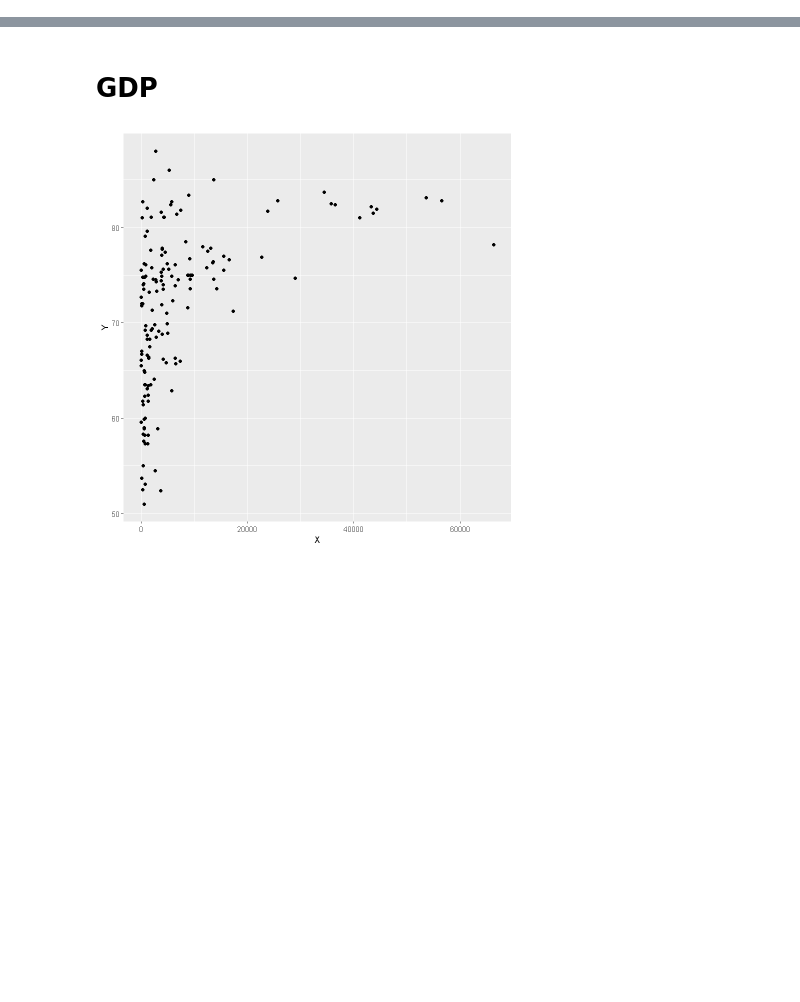
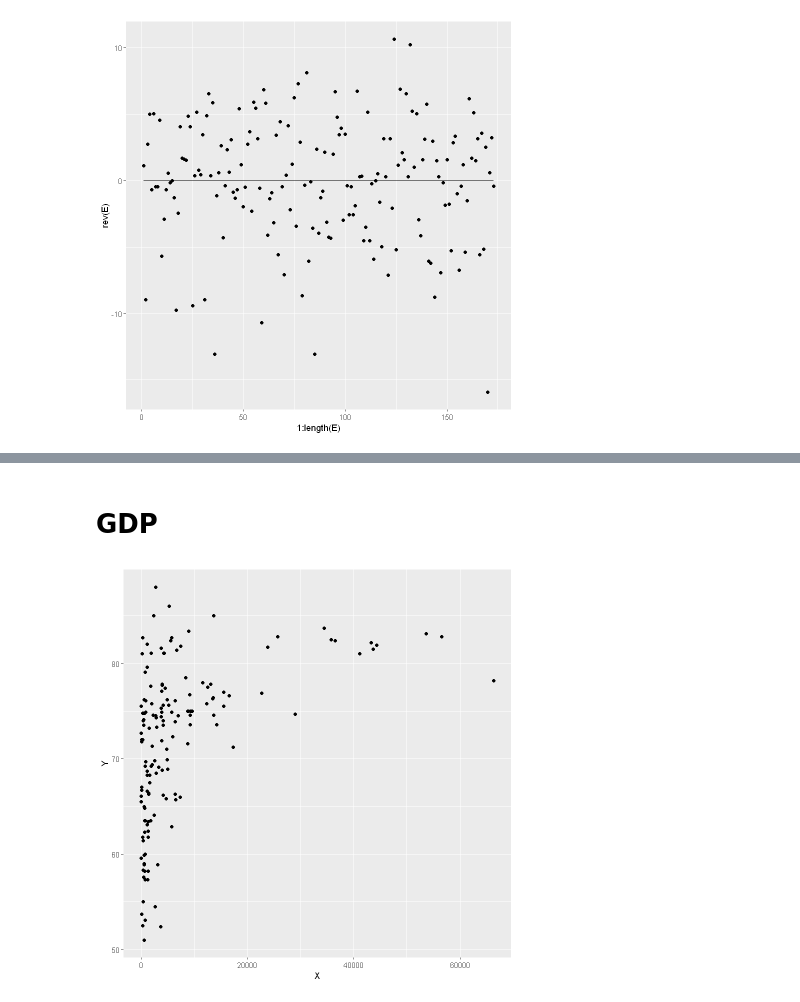
Before and after one commit to HalasTomasz/Kaszcz, a Jupyter notebook: Raport/Malec.ipynb, the cells around one changed output, grey strips where cells are left out. Drawn from its saved outputs; the diff is of its cells as text; code cells hidden in the pictures; blank space fills up the shorter version.

```diff
--- a/Raport/Malec.ipynb
+++ b/Raport/Malec.ipynb
@@ -43,0 +60,5 @@ poland <- data %>% filter(country == "Poland")
+# %%
+E <- Y - a*X - b
+ggplot() + geom_point(aes(1:length(E), rev(E))) + geom_line(aes(1:length(E), 0))
+# %% [output]
+[figure, added]
```
Also changed, not shown: parts of 10 cells of this notebook, 1 other file.
